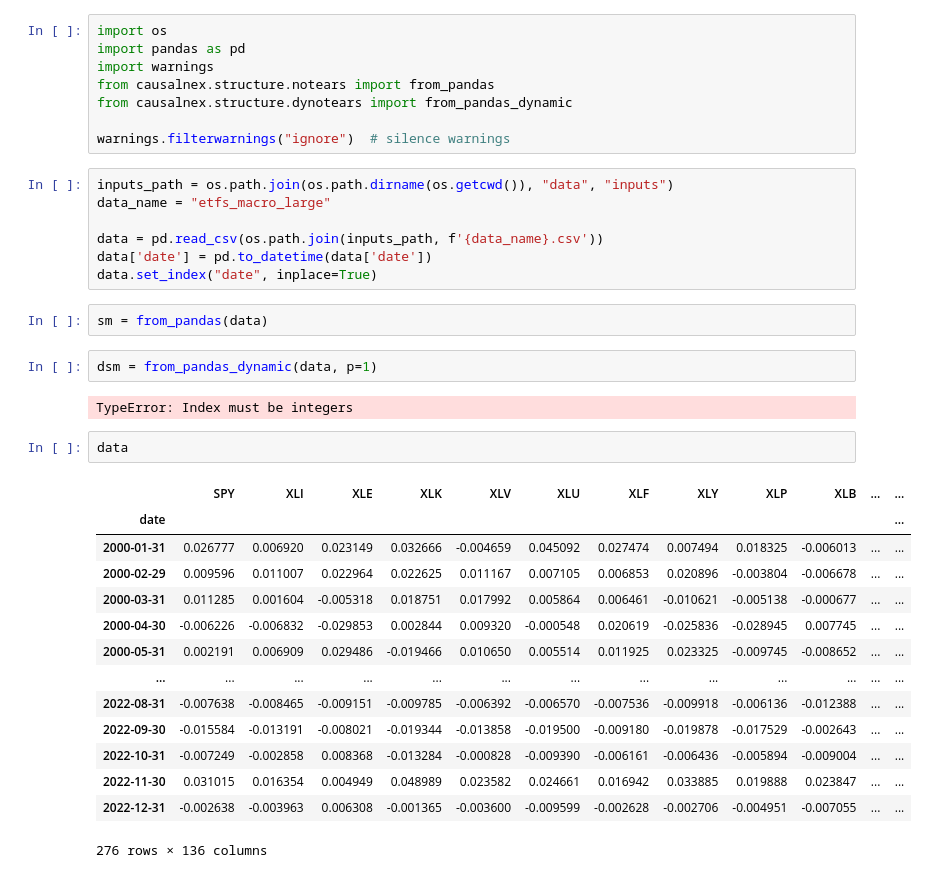
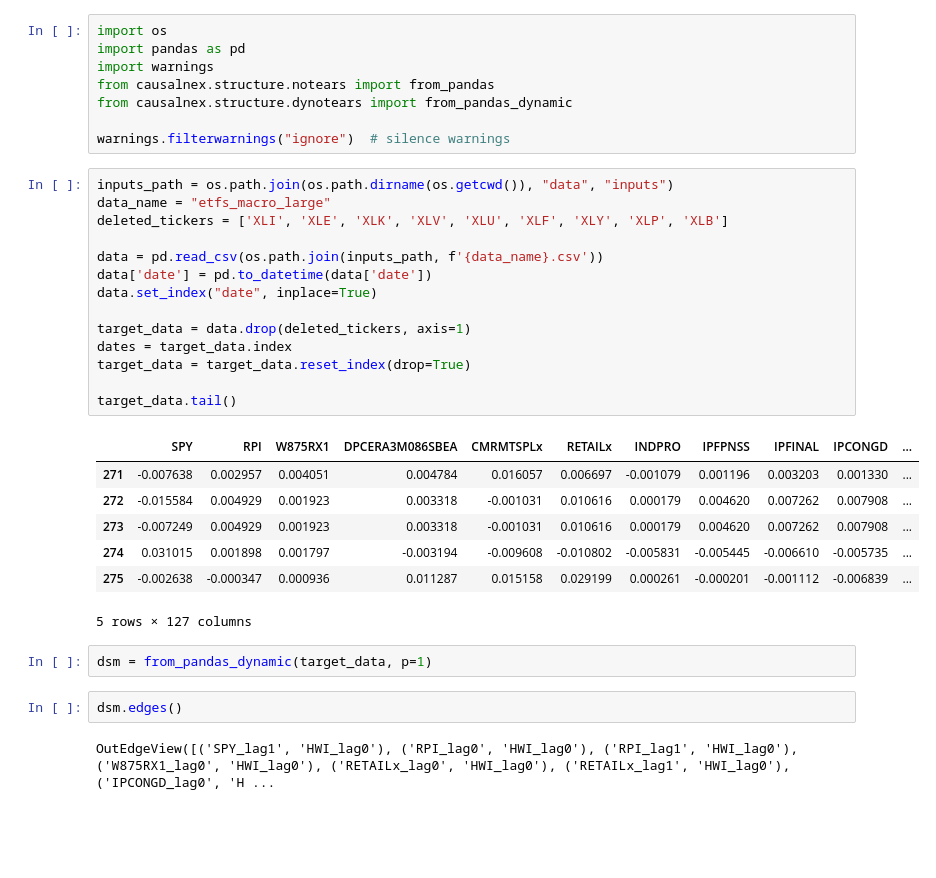
Before and after one commit to dcuoliveira/cml-fin, a Jupyter notebook: src/drafs/test_dynotears.ipynb, the cells around one changed output. Drawn from its saved outputs; the diff is of its cells as text; blank space fills up the shorter version.

```diff
--- a/src/drafs/test_dynotears.ipynb
+++ b/src/drafs/test_dynotears.ipynb
@@ -9,30 +9,28 @@ warnings.filterwarnings("ignore")  # silence warnings
 # %%
 inputs_path = os.path.join(os.path.dirname(os.getcwd()), "data", "inputs")
 data_name = "etfs_macro_large"
+deleted_tickers = ['XLI', 'XLE', 'XLK', 'XLV', 'XLU', 'XLF', 'XLY', 'XLP', 'XLB']
 
 data = pd.read_csv(os.path.join(inputs_path, f'{data_name}.csv'))
 data['date'] = pd.to_datetime(data['date'])
 data.set_index("date", inplace=True)
+
+target_data = data.drop(deleted_tickers, axis=1)
+dates = target_data.index
+target_data = target_data.reset_index(drop=True)
+
+target_data.tail()
+# %% [output]
+|  | SPY | RPI | W875RX1 | DPCERA3M086SBEA | CMRMTSPLx | RETAILx | INDPRO | IPFPNSS | IPFINAL | IPCONGD | ... |
+| 271 | -0.007638 | 0.002957 | 0.004051 | 0.004784 | 0.016057 | 0.006697 | -0.001079 | 0.001196 | 0.003203 | 0.001330 | ... |
+| 272 | -0.015584 | 0.004929 | 0.001923 | 0.003318 | -0.001031 | 0.010616 | 0.000179 | 0.004620 | 0.007262 | 0.007908 | ... |
+| 273 | -0.007249 | 0.004929 | 0.001923 | 0.003318 | -0.001031 | 0.010616 | 0.000179 | 0.004620 | 0.007262 | 0.007908 | ... |
+| 274 | 0.031015 | 0.001898 | 0.001797 | -0.003194 | -0.009608 | -0.010802 | -0.005831 | -0.005445 | -0.006610 | -0.005735 | ... |
+| 275 | -0.002638 | -0.000347 | 0.000936 | 0.011287 | 0.015158 | 0.029199 | 0.000261 | -0.000201 | -0.001112 | -0.006839 | ... |
+5 rows × 127 columns
-# %%
-sm = from_pandas(data)
 # %%
-dsm = from_pandas_dynamic(data, p=1)
+dsm = from_pandas_dynamic(target_data, p=1)
-# %% [output]
-TypeError: Index must be integers
-# %%
-data
-# %% [output]
-|  | SPY | XLI | XLE | XLK | XLV | XLU | XLF | XLY | XLP | XLB | ... | ... |
-| date |  |  |  |  |  |  |  |  |  |  |  | ... |
-| 2000-01-31 | 0.026777 | 0.006920 | 0.023149 | 0.032666 | -0.004659 | 0.045092 | 0.027474 | 0.007494 | 0.018325 | -0.006013 | ... | ... |
-| 2000-02-29 | 0.009596 | 0.011007 | 0.022964 | 0.022625 | 0.011167 | 0.007105 | 0.006853 | 0.020896 | -0.003804 | -0.006678 | ... | ... |
-| 2000-03-31 | 0.011285 | 0.001604 | -0.005318 | 0.018751 | 0.017992 | 0.005864 | 0.006461 | -0.010621 | -0.005138 | -0.000677 | ... | ... |
-| 2000-04-30 | -0.006226 | -0.006832 | -0.029853 | 0.002844 | 0.009320 | -0.000548 | 0.020619 | -0.025836 | -0.028945 | 0.007745 | ... | ... |
-| 2000-05-31 | 0.002191 | 0.006909 | 0.029486 | -0.019466 | 0.010650 | 0.005514 | 0.011925 | 0.023325 | -0.009745 | -0.008652 | ... | ... |
-| ... | ... | ... | ... | ... | ... | ... | ... | ... | ... | ... | ... | ... |
-| 2022-08-31 | -0.007638 | -0.008465 | -0.009151 | -0.009785 | -0.006392 | -0.006570 | -0.007536 | -0.009918 | -0.006136 | -0.012388 | ... | ... |
-| 2022-09-30 | -0.015584 | -0.013191 | -0.008021 | -0.019344 | -0.013858 | -0.019500 | -0.009180 | -0.019878 | -0.017529 | -0.002643 | ... | ... |
-| 2022-10-31 | -0.007249 | -0.002858 | 0.008368 | -0.013284 | -0.000828 | -0.009390 | -0.006161 | -0.006436 | -0.005894 | -0.009004 | ... | ... |
-| 2022-11-30 | 0.031015 | 0.016354 | 0.004949 | 0.048989 | 0.023582 | 0.024661 | 0.016942 | 0.033885 | 0.019888 | 0.023847 | ... | ... |
-| 2022-12-31 | -0.002638 | -0.003963 | 0.006308 | -0.001365 | -0.003600 | -0.009599 | -0.002628 | -0.002706 | -0.004951 | -0.007055 | ... | ... |
-276 rows × 136 columns
+# %%
+dsm.edges()
+# %% [output]
+OutEdgeView([('SPY_lag1', 'HWI_lag0'), ('RPI_lag0', 'HWI_lag0'), ('RPI_lag1', 'HWI_lag0'), ('W875RX1_lag0', 'HWI_lag0'), ('RETAILx_lag0', 'HWI_lag0'), ('RETAILx_lag1', 'HWI_lag0'), ('IPCONGD_lag0', 'H ...
```
Also changed, not shown: parts of 4 cells of this notebook, 3 other files.
